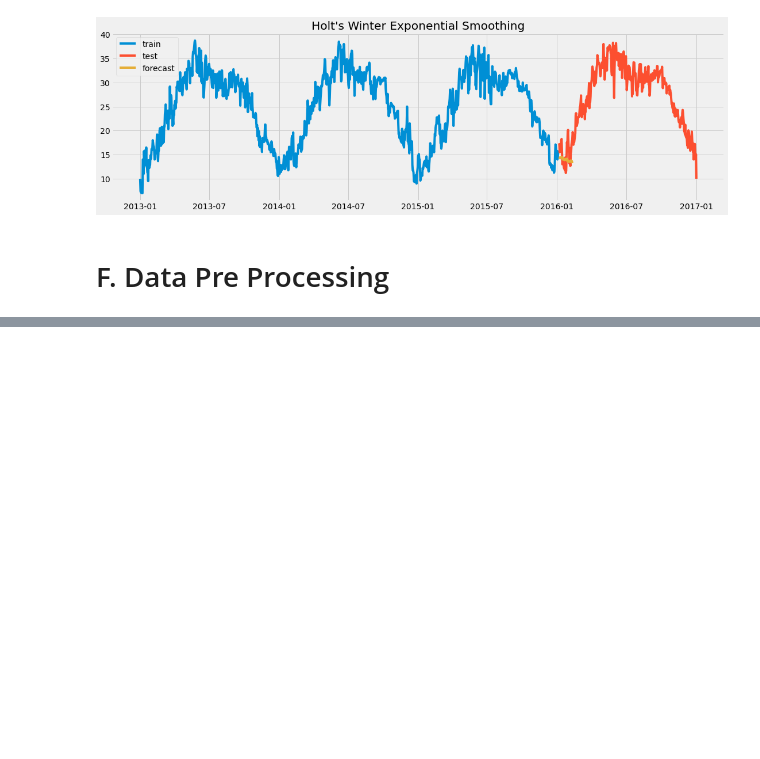
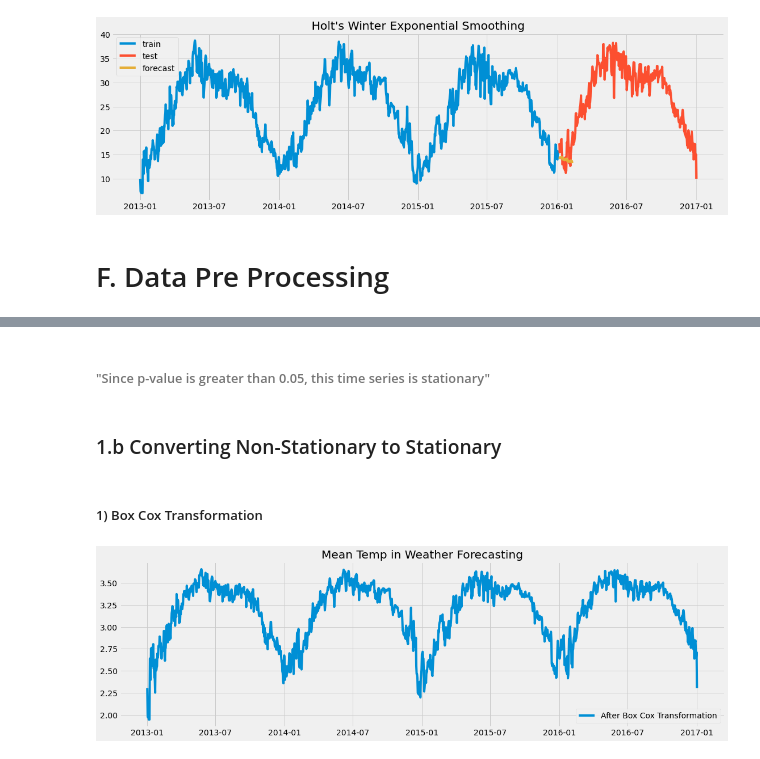
Before and after one commit to akashnaundla/climate_analysis, a Jupyter notebook: Climate Analysis.ipynb, the cells around one changed output, grey strips where cells are left out. Cells and saved outputs as stored; diff of their text form; code cells hidden in the pictures; blank space fills up the shorter version.

```diff
--- a/Climate Analysis.ipynb
+++ b/Climate Analysis.ipynb
@@ -460,0 +513,18 @@ plt.show()
+# %% [markdown]
+###### "Since p-value is greater than 0.05, this time series is stationary"
+# %% [markdown]
+### 1.b Converting Non-Stationary to Stationary
+# %% [markdown]
+#####  1) Box Cox Transformation
+# %%
+from scipy.stats import boxcox
+
+data_boxcox = pd.Series(boxcox(df2['meantemp'],
+                               lmbda=0),
+                        index=df2.index)
+plt.plot(data_boxcox, label="After Box Cox Transformation")
+plt.legend()
+plt.title("Mean Temp in Weather Forecasting")
+plt.show()
+# %% [output]
+[figure, added]
```
Also changed, not shown: parts of 37 cells of this notebook.
